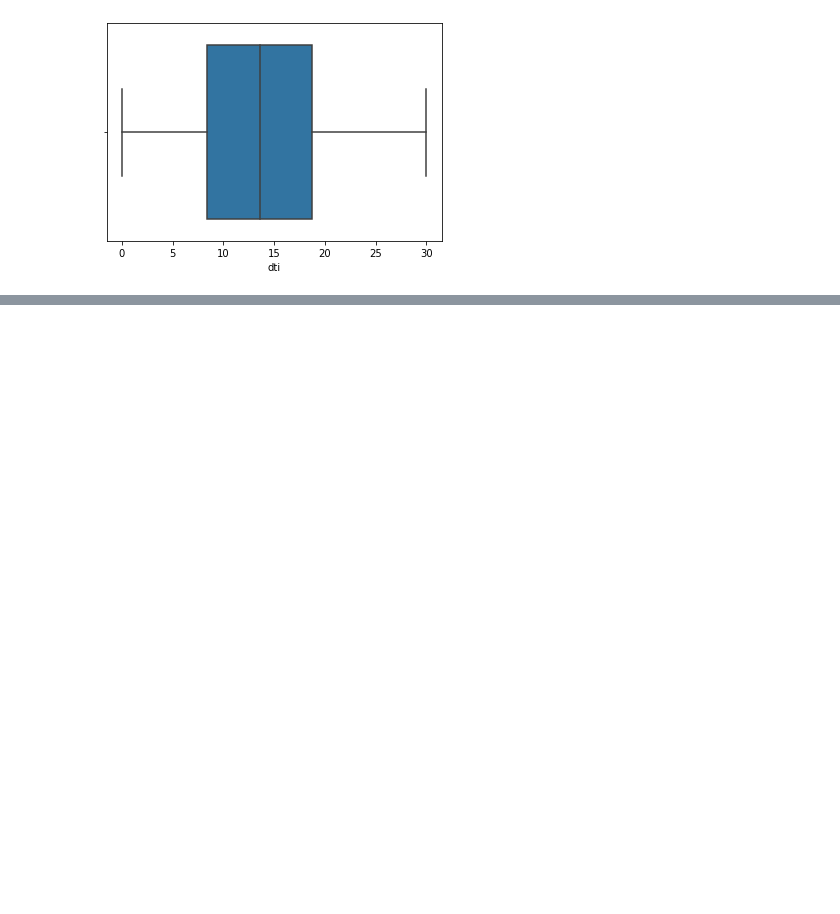
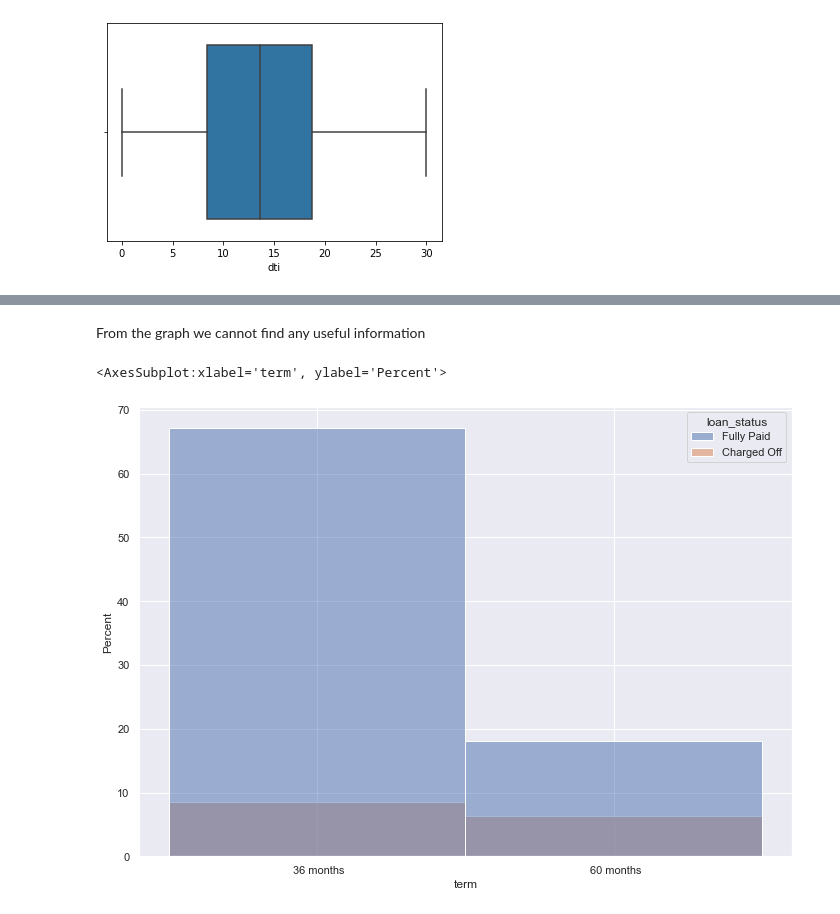
Before and after one commit to omkarkurve/Lending-Club-Case-Study, a Jupyter notebook: DataAnalysisFile.ipynb, the cells around one changed output, grey strips where cells are left out. Saved outputs shown, nothing was run; the diff lists cells and outputs as text; code cells hidden in the pictures; blank space fills up the shorter version.

```diff
--- a/DataAnalysisFile.ipynb
+++ b/DataAnalysisFile.ipynb
@@ -418,0 +583,7 @@ the simplest form of analyzing data. Uni means one, so in other words the data h
+# %% [markdown]
+From the graph we cannot find any useful information
+# %%
+sns.histplot(x=df3.term, hue=df3.loan_status, stat="percent")
+# %% [output]
+<AxesSubplot:xlabel='term', ylabel='Percent'>
+[figure, added]
```
Also changed, not shown: parts of 86 cells of this notebook.
